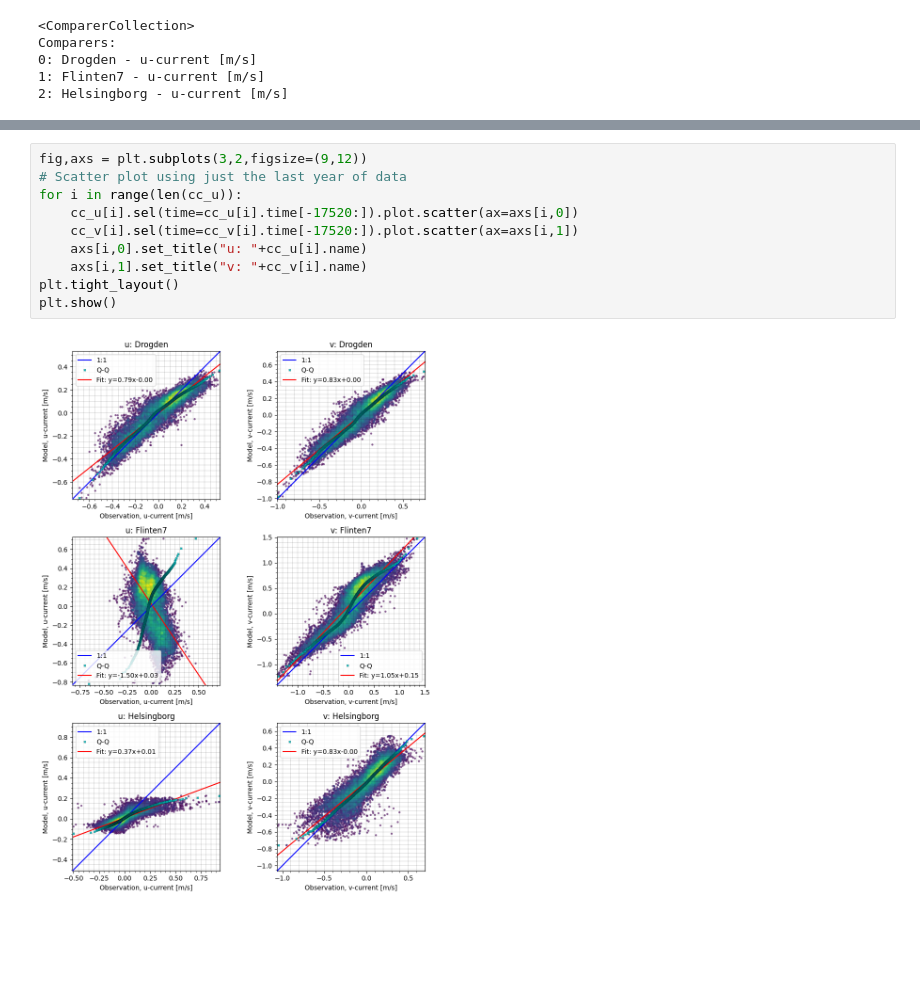
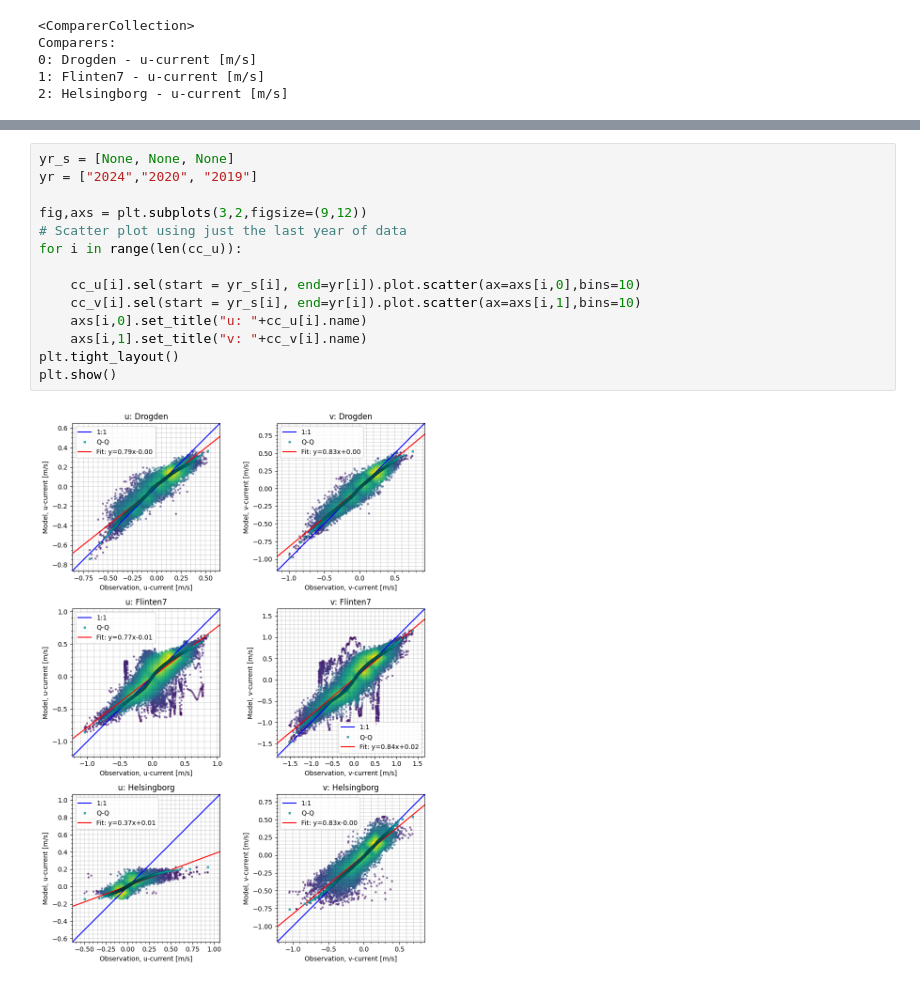
Before and after one commit to DHI/WaterBench-MIKE21HD-Oresund, a Jupyter notebook: code/model_validation_currents.ipynb, the cells around one changed output, grey strips where cells are left out. Cells and saved outputs as stored; diff of their text form; blank space fills up the shorter version.

```diff
--- a/code/model_validation_currents.ipynb
+++ b/code/model_validation_currents.ipynb
@@ -48,14 +58,18 @@ Comparers:
 # %%
+yr_s = [None, None, None]
+yr = ["2024","2020", "2019"]
+
 fig,axs = plt.subplots(3,2,figsize=(9,12))
 # Scatter plot using just the last year of data
 for i in range(len(cc_u)):
-    cc_u[i].sel(time=cc_u[i].time[-17520:]).plot.scatter(ax=axs[i,0])
-    cc_v[i].sel(time=cc_v[i].time[-17520:]).plot.scatter(ax=axs[i,1])
+
+    cc_u[i].sel(start = yr_s[i], end=yr[i]).plot.scatter(ax=axs[i,0],bins=10)
+    cc_v[i].sel(start = yr_s[i], end=yr[i]).plot.scatter(ax=axs[i,1],bins=10)
     axs[i,0].set_title("u: "+cc_u[i].name)
     axs[i,1].set_title("v: "+cc_v[i].name)
 plt.tight_layout()
 plt.show()
 # %% [output]
-[figure, old version]
+[figure, new version]
 # %%
 # Look at a timeseries for a qualitative comparison between observations and model
```
Also changed, not shown: parts of 5 cells of this notebook, 6 other files.
